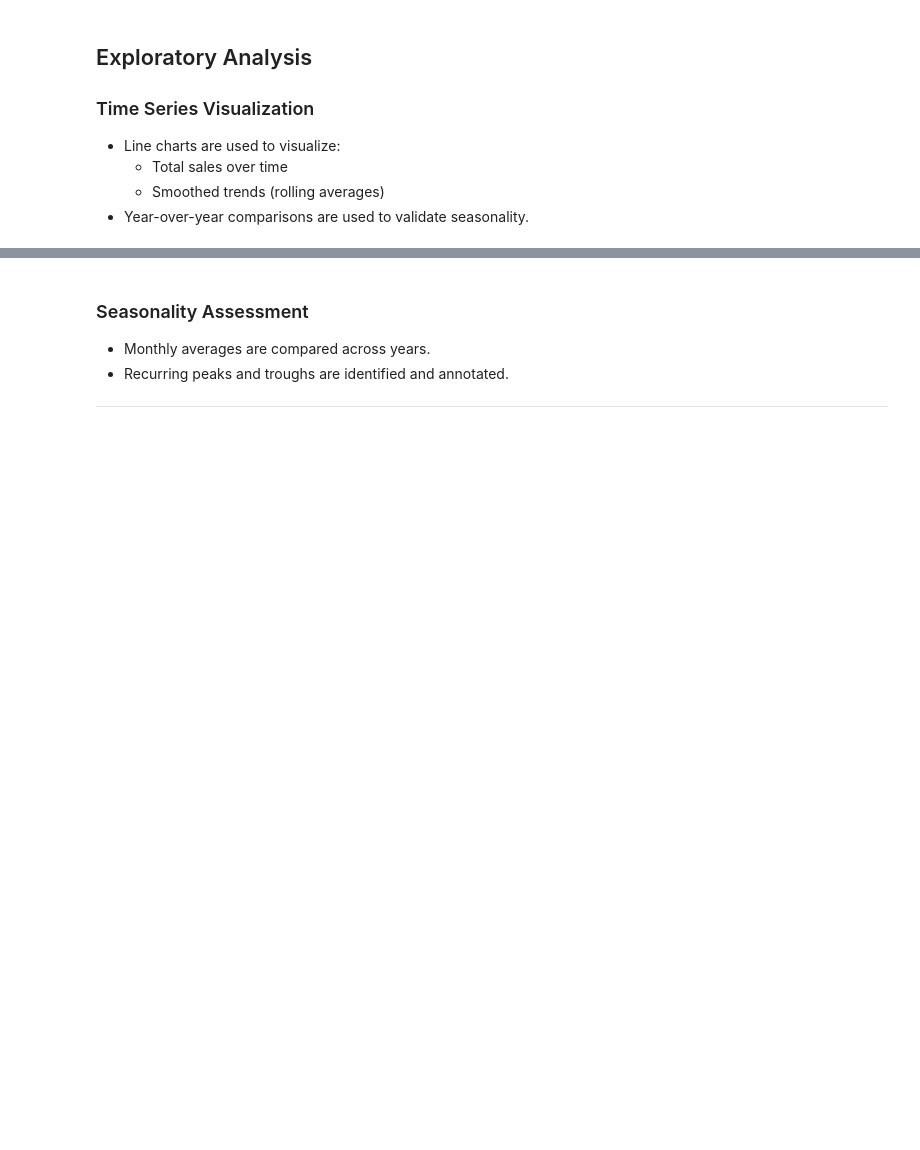
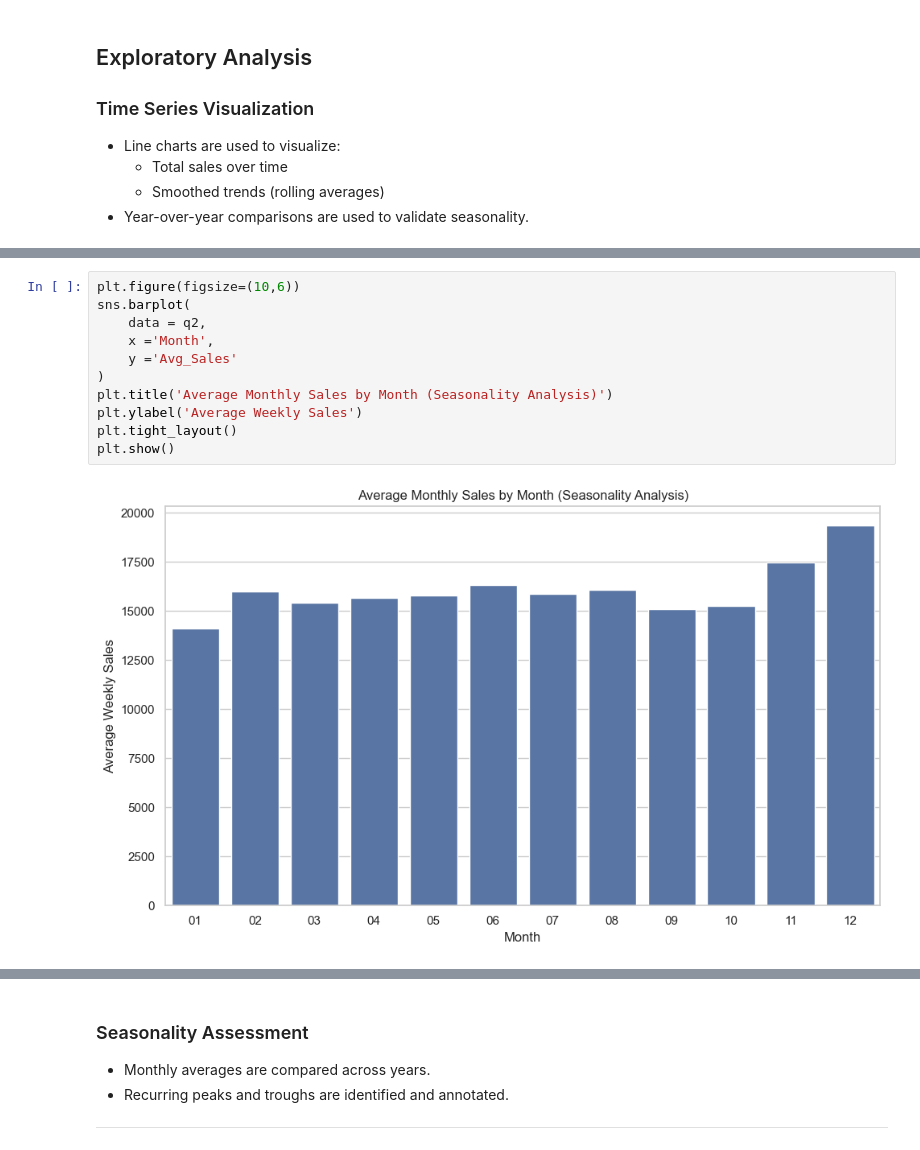
Before and after one commit to DavidO1621/Walmart-kpi-project, a Jupyter notebook: notebooks/04_Time_Series_Trend.ipynb, the cells around one changed output, grey strips where cells are left out. Saved outputs shown, nothing was run; the diff lists cells and outputs as text; blank space fills up the shorter version.

```diff
--- a/notebooks/04_Time_Series_Trend.ipynb
+++ b/notebooks/04_Time_Series_Trend.ipynb
@@ -108,0 +186,13 @@ The following metrics are computed:
+# %%
+plt.figure(figsize=(10,6))
+sns.barplot(
+    data = q2,
+    x ='Month',
+    y ='Avg_Sales'
+)
+plt.title('Average Monthly Sales by Month (Seasonality Analysis)')
+plt.ylabel('Average Weekly Sales')
+plt.tight_layout()
+plt.show()
+# %% [output]
+[figure, added]
```
Also changed, not shown: parts of 11 cells of this notebook.
